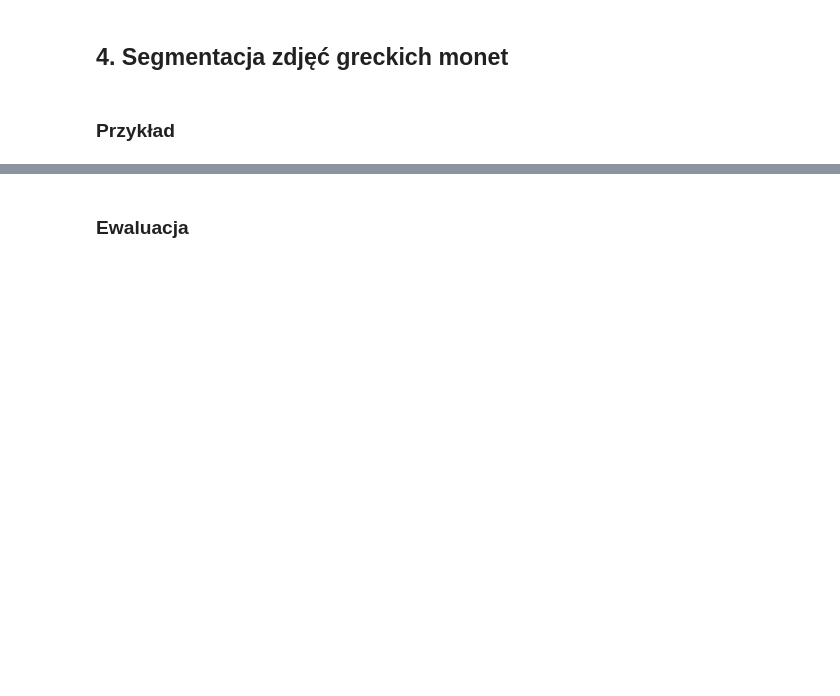
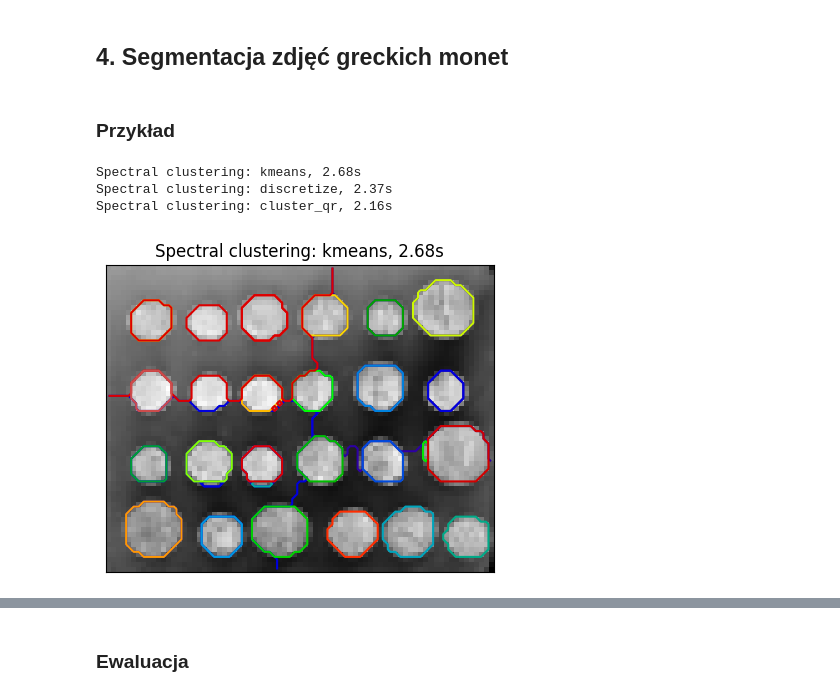
Before and after one commit to jakubbutkiewicz90/Eksploracja_danych_lab_problem4, a Jupyter notebook: lab4_155833_156007.ipynb, the cells around one changed output, grey strips where cells are left out. Cells and saved outputs as stored; diff of their text form; code cells hidden in the pictures; blank space fills up the shorter version.

```diff
--- a/lab4_155833_156007.ipynb
+++ b/lab4_155833_156007.ipynb
@@ -20,3 +270,83 @@
 ## 4. Segmentacja zdjęć greckich monet
 # %% [markdown]
 ### Przykład
+# %%
+# Authors: The scikit-learn developers
+# SPDX-License-Identifier: BSD-3-Clause
+
+import time
+
+import matplotlib.pyplot as plt
+import numpy as np
+from scipy.ndimage import gaussian_filter
+from skimage.data import coins
+from skimage.transform import rescale
+
+from sklearn.cluster import spectral_clustering
+from sklearn.feature_extraction import image
+
+# load the coins as a numpy array
+orig_coins = coins()
+
+# Resize it to 20% of the original size to speed up the processing
+# Applying a Gaussian filter for smoothing prior to down-scaling
+# reduces aliasing artifacts.
+smoothened_coins = gaussian_filter(orig_coins, sigma=2)
+rescaled_coins = rescale(smoothened_coins, 0.2, mode="reflect", anti_aliasing=False)
+
+# Convert the image into a graph with the value of the gradient on the
+# edges.
+graph = image.img_to_graph(rescaled_coins)
+
+# Take a decreasing function of the gradient: an exponential
+# The smaller beta is, the more independent the segmentation is of the
+# actual image. For beta=1, the segmentation is close to a voronoi
+beta = 10
+eps = 1e-6
+graph.data = np.exp(-beta * graph.data / graph.data.std()) + eps
+
+# The number of segmented regions to display needs to be chosen manually.
+# The current version of 'spectral_clustering' does not support determining
+# the number of good quality clusters automatically.
+n_regions = 26
+
+# Computing a few extra eigenvectors may speed up the eigen_solver.
+# The spectral clustering quality may also benefit from requesting
+# extra regions for segmentation.
+n_regions_plus = 3
+
+# Apply spectral clustering using the default eigen_solver='arpack'.
+# Any implemented solver can be used: eigen_solver='arpack', 'lobpcg', or 'amg'.
+# Choosing eigen_solver='amg' requires an extra package called 'pyamg'.
+# The quality of segmentation and the speed of calculations is mostly determined
+# by the choice of the solver and the value of the tolerance 'eigen_tol'.
+for assign_labels in ("kmeans", "discretize", "cluster_qr"):
+    t0 = time.time()
+    labels = spectral_clustering(
+        graph,
+        n_clusters=(n_regions + n_regions_plus),
+        eigen_tol=1e-7,
+        assign_labels=assign_labels,
+        random_state=42,
+    )
+
+    t1 = time.time()
+    labels = labels.reshape(rescaled_coins.shape)
+    plt.figure(figsize=(5, 5))
+    plt.imshow(rescaled_coins, cmap=plt.cm.gray)
+
+    plt.xticks(())
+    plt.yticks(())
+    title = "Spectral clustering: %s, %.2fs" % (assign_labels, (t1 - t0))
+    print(title)
+    plt.title(title)
+    for l in range(n_regions):
+        colors = [plt.cm.nipy_spectral((l + 4) / float(n_regions + 4))]
+        plt.contour(labels == l, colors=colors)
+        # To view individual segments as appear comment in plt.pause(0.5)
+plt.show()
+# %% [output]
+Spectral clustering: kmeans, 2.68s
+Spectral clustering: discretize, 2.37s
+Spectral clustering: cluster_qr, 2.16s
+[figure, added]
```
Also changed, not shown: parts of 11 cells of this notebook.
